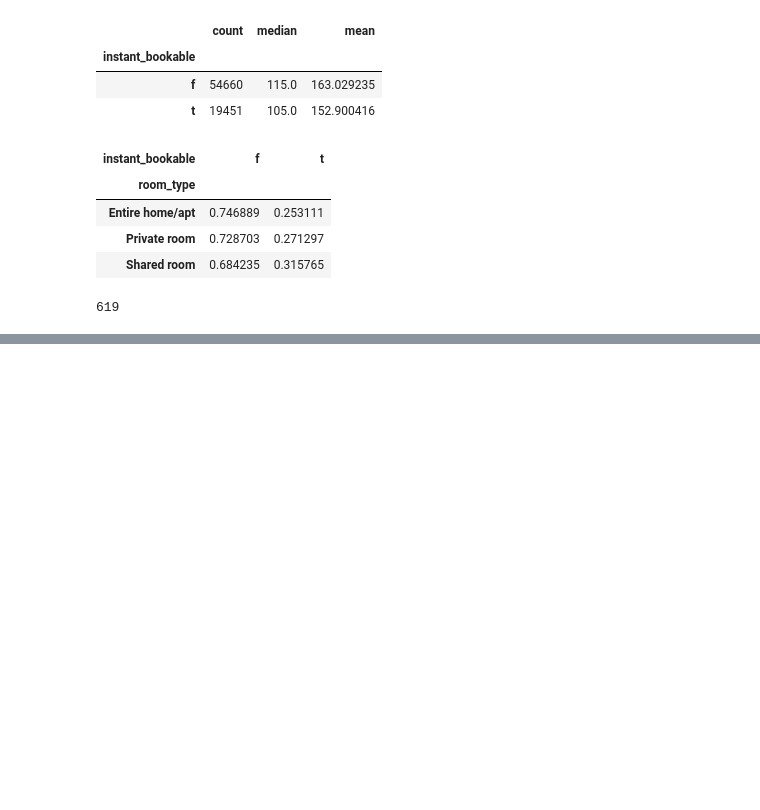
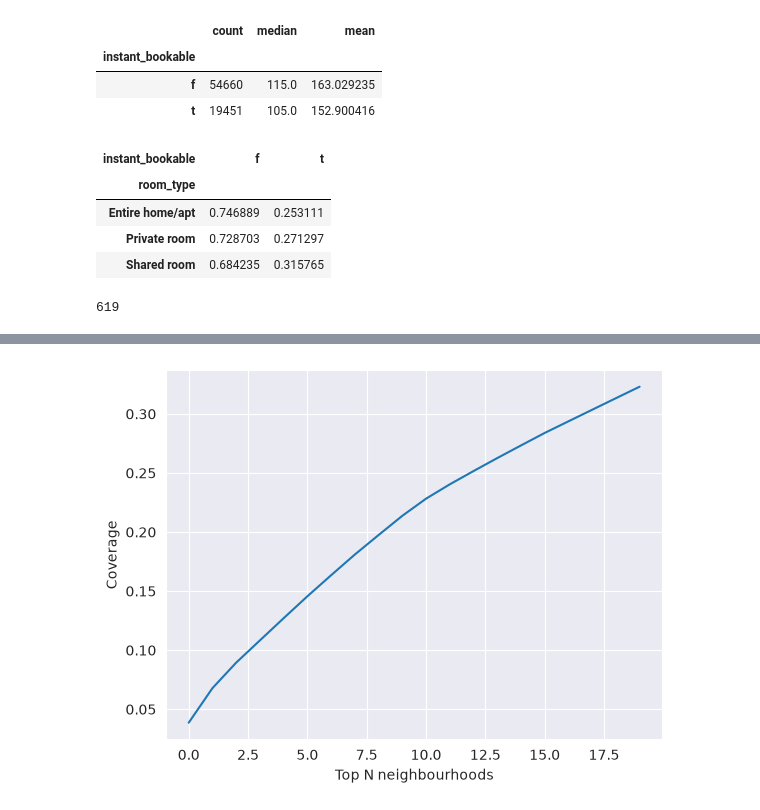
Before and after one commit to Car1LL/airbnb_prices_prediction, a Jupyter notebook: notebooks/00_EDA.ipynb, the cells around one changed output, grey strips where cells are left out. Saved outputs shown, nothing was run; the diff lists cells and outputs as text; code cells hidden in the pictures; blank space fills up the shorter version.

```diff
--- a/notebooks/00_EDA.ipynb
+++ b/notebooks/00_EDA.ipynb
@@ -1835,0 +1860,9 @@ np.int64(773)
+# %%
+coverage = top20.cumsum() / len(df)
+
+plt.plot(coverage.values)
+plt.xlabel("Top N neighbourhoods")
+plt.ylabel("Coverage")
+plt.show()
+# %% [output]
+[figure, added]
```
Also changed, not shown: parts of 64 cells of this notebook.
